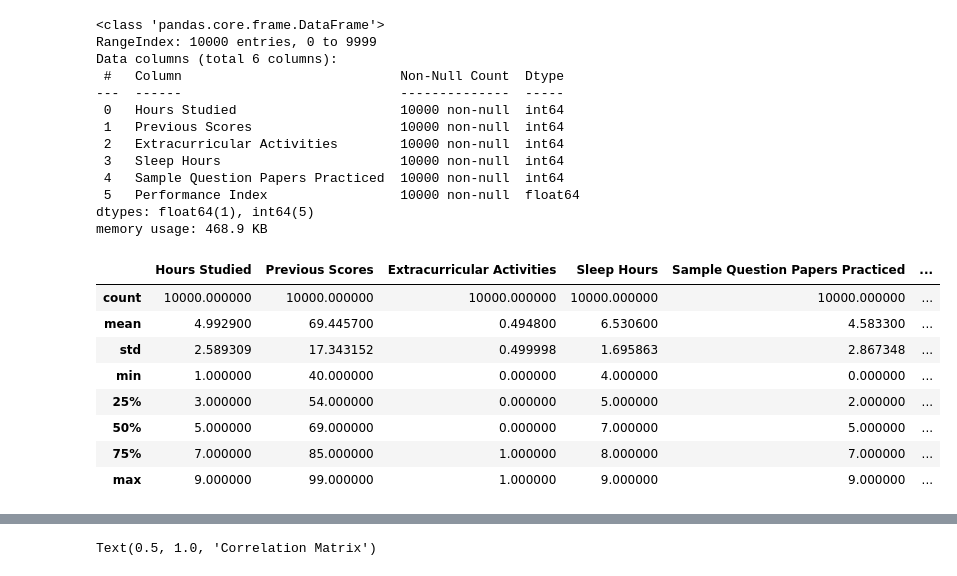
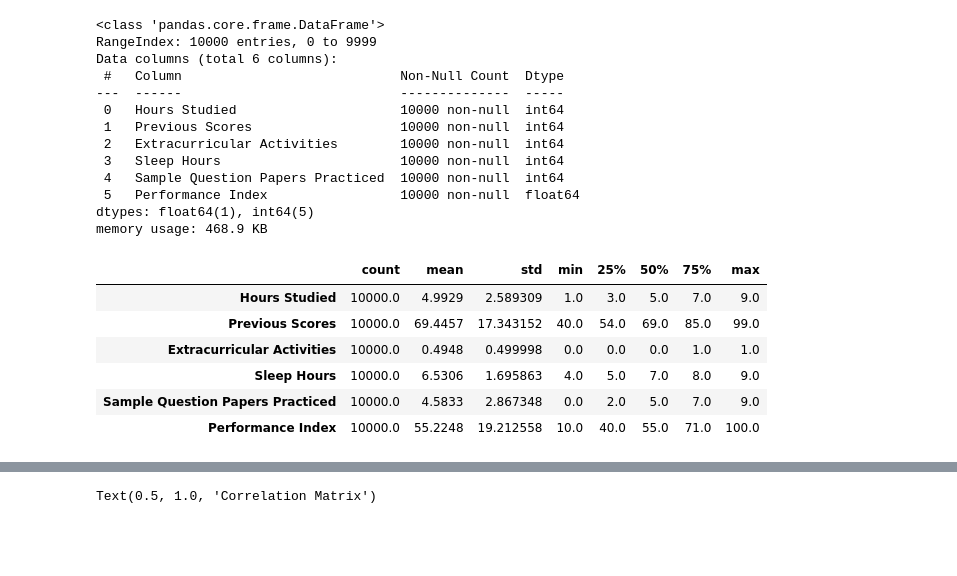
Before and after one commit to iWOLFSTEIN/Student-Performance-Predictor-Multiple-Linear-Regression-ML, a Jupyter notebook: main.ipynb, the cells around one changed output, grey strips where cells are left out. Cells and saved outputs as stored; diff of their text form; code cells hidden in the pictures; blank space fills up the shorter version.

```diff
--- a/main.ipynb
+++ b/main.ipynb
@@ -48,17 +48,15 @@ Data columns (total 6 columns):
 dtypes: float64(1), int64(5)
 memory usage: 468.9 KB
 # %%
-df.describe()
+df.describe().T
 # %% [output]
-|  | Hours Studied | Previous Scores | Extracurricular Activities | Sleep Hours | Sample Question Papers Practiced | ... |
-| count | 10000.000000 | 10000.000000 | 10000.000000 | 10000.000000 | 10000.000000 | ... |
-| mean | 4.992900 | 69.445700 | 0.494800 | 6.530600 | 4.583300 | ... |
-| std | 2.589309 | 17.343152 | 0.499998 | 1.695863 | 2.867348 | ... |
-| min | 1.000000 | 40.000000 | 0.000000 | 4.000000 | 0.000000 | ... |
-| 25% | 3.000000 | 54.000000 | 0.000000 | 5.000000 | 2.000000 | ... |
-| 50% | 5.000000 | 69.000000 | 0.000000 | 7.000000 | 5.000000 | ... |
-| 75% | 7.000000 | 85.000000 | 1.000000 | 8.000000 | 7.000000 | ... |
-| max | 9.000000 | 99.000000 | 1.000000 | 9.000000 | 9.000000 | ... |
+|  | count | mean | std | min | 25% | 50% | 75% | max |
+| Hours Studied | 10000.0 | 4.9929 | 2.589309 | 1.0 | 3.0 | 5.0 | 7.0 | 9.0 |
+| Previous Scores | 10000.0 | 69.4457 | 17.343152 | 40.0 | 54.0 | 69.0 | 85.0 | 99.0 |
+| Extracurricular Activities | 10000.0 | 0.4948 | 0.499998 | 0.0 | 0.0 | 0.0 | 1.0 | 1.0 |
+| Sleep Hours | 10000.0 | 6.5306 | 1.695863 | 4.0 | 5.0 | 7.0 | 8.0 | 9.0 |
+| Sample Question Papers Practiced | 10000.0 | 4.5833 | 2.867348 | 0.0 | 2.0 | 5.0 | 7.0 | 9.0 |
+| Performance Index | 10000.0 | 55.2248 | 19.212558 | 10.0 | 40.0 | 55.0 | 71.0 | 100.0 |
 # %%
 df.corr()
 # %% [output]
```
Also changed, not shown: parts of 8 cells of this notebook.
